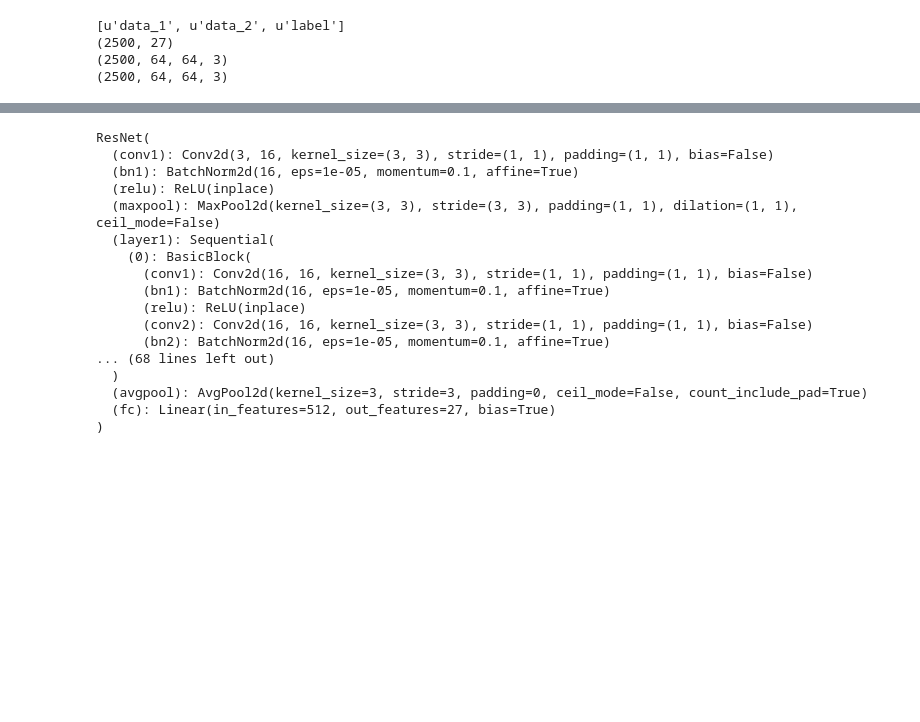
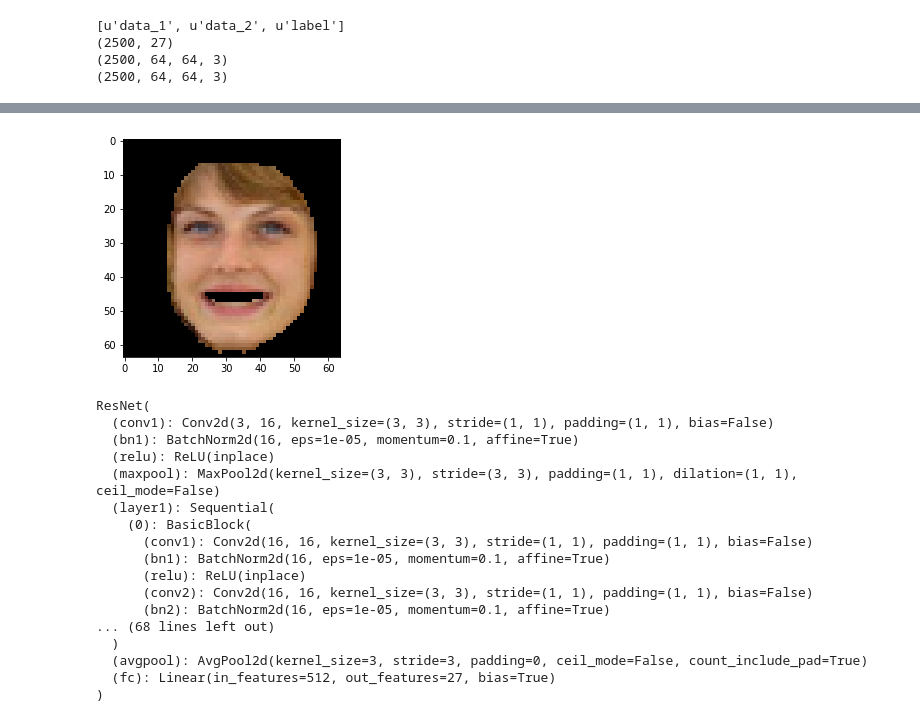
Before and after one commit to bhushan23/Light-Estimation, a Jupyter notebook: LDAN/Prototype.ipynb, the cells around one changed output, grey strips where cells are left out. Saved outputs shown, nothing was run; the diff lists cells and outputs as text; code cells hidden in the pictures; blank space fills up the shorter version.

```diff
--- a/LDAN/Prototype.ipynb
+++ b/LDAN/Prototype.ipynb
@@ -122,3 +147,25 @@ imshow(syn2[100])
 syn1 = torch.utils.data.DataLoader(hf['data_1'], batch_size=100, shuffle=True)
 syn2 = torch.utils.data.DataLoader(hf['data_2'], batch_size=100, shuffle=True)
 slabel = torch.utils.data.DataLoader(hf['label'], batch_size=100, shuffle=True)
+# %%
+# Loading Real images
+realImageDir = './data/real-Cropped/'
+realNoisySHcsv = './data/sh_real/RealImage_Celeb_000_SH.csv'
+realNoisySH = pd.read_csv(realNoisySHcsv, sep = ',', header = None)
+# %%
+# Load real images
+imgDim = 64
+batch_size = 1
+transform = transforms.Compose([
+        transforms.Resize(imgDim),
+        transforms.ToTensor(),
+        transforms.Normalize(mean=(0.5, 0.5, 0.5), std=(0.5, 0.5, 0.5))
+])
+
+dataset = datasets.ImageFolder(realImageDir, transform)
+real_image_data_loader = torch.utils.data.DataLoader(dataset,batch_size=batch_size, shuffle=True)
+# %%
+dreal = next(iter(real_image_data_loader))
+show(denorm(dreal[0][0]))
+# %% [output]
+[figure, added]
```
Also changed, not shown: parts of 7 cells of this notebook, 1 other file.
